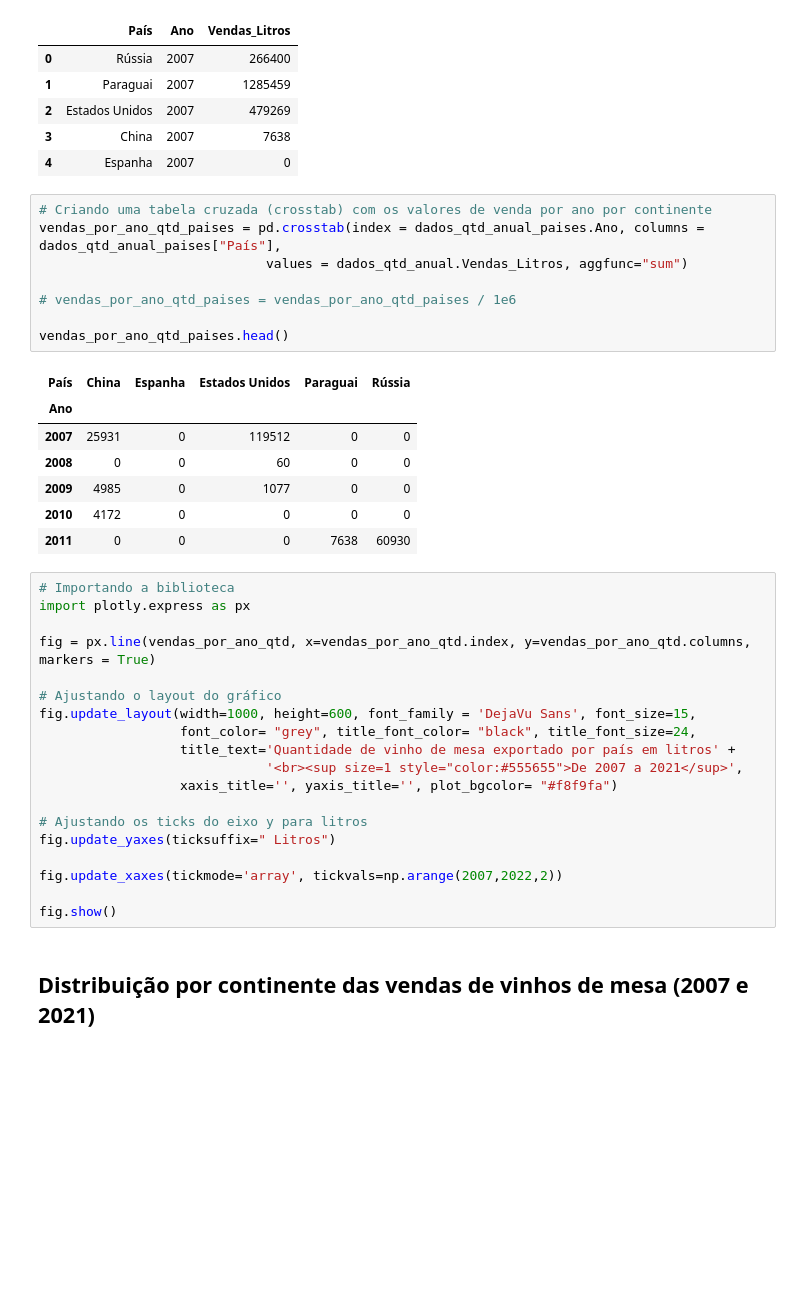
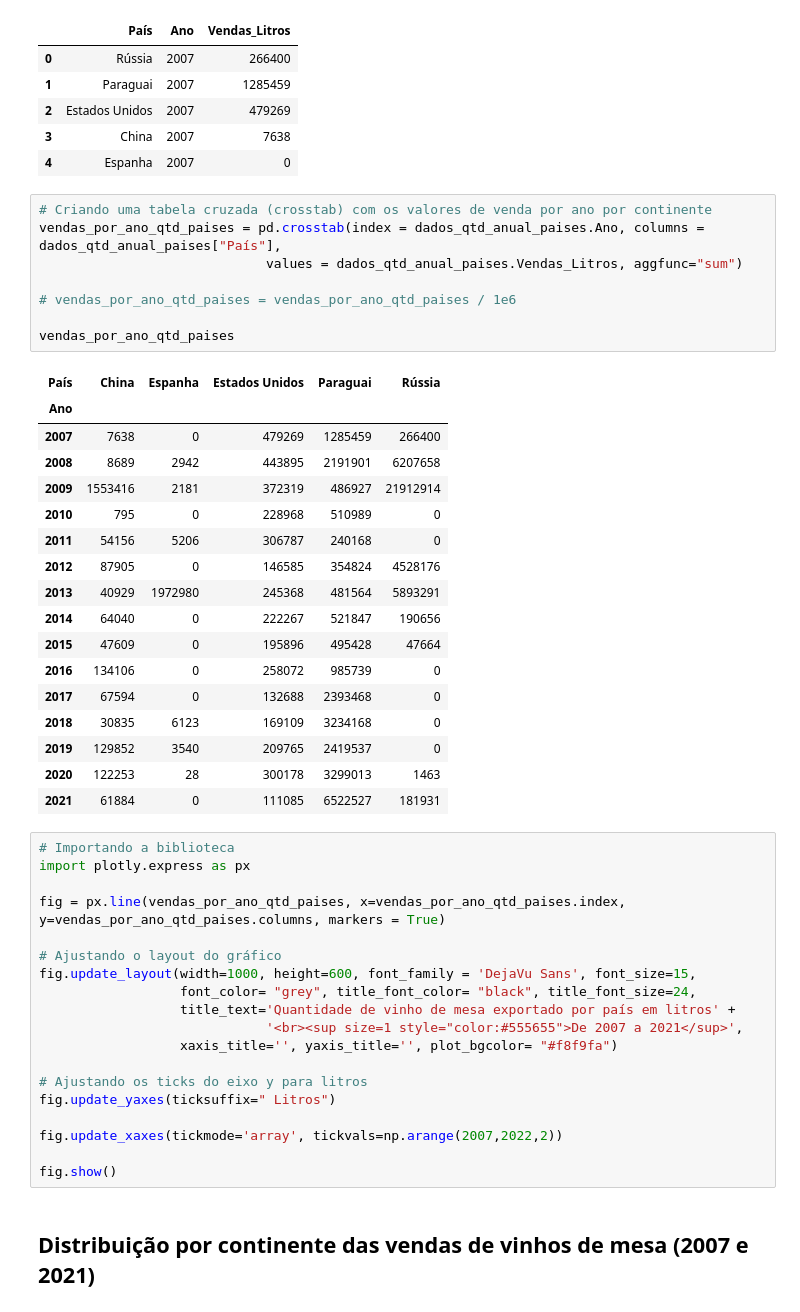
Before and after one commit to afonsosr2/techchallenge-grupo51, a Jupyter notebook: Desafio-vinhos.ipynb, the cells around one changed output. Drawn from its saved outputs; the diff is of its cells as text; blank space fills up the shorter version.

```diff
--- a/Desafio-vinhos.ipynb
+++ b/Desafio-vinhos.ipynb
@@ -535,24 +540,34 @@ dados_qtd_anual_paises.head()
 # %%
 # Criando uma tabela cruzada (crosstab) com os valores de venda por ano por continente
 vendas_por_ano_qtd_paises = pd.crosstab(index = dados_qtd_anual_paises.Ano, columns = dados_qtd_anual_paises["País"],
-                             values = dados_qtd_anual.Vendas_Litros, aggfunc="sum")
+                             values = dados_qtd_anual_paises.Vendas_Litros, aggfunc="sum")
 
 # vendas_por_ano_qtd_paises = vendas_por_ano_qtd_paises / 1e6
 
-vendas_por_ano_qtd_paises.head()
+vendas_por_ano_qtd_paises
 # %% [output]
 | País | China | Espanha | Estados Unidos | Paraguai | Rússia |
 | Ano |  |  |  |  |  |
-| 2007 | 25931 | 0 | 119512 | 0 | 0 |
-| 2008 | 0 | 0 | 60 | 0 | 0 |
-| 2009 | 4985 | 0 | 1077 | 0 | 0 |
-| 2010 | 4172 | 0 | 0 | 0 | 0 |
-| 2011 | 0 | 0 | 0 | 7638 | 60930 |
+| 2007 | 7638 | 0 | 479269 | 1285459 | 266400 |
+| 2008 | 8689 | 2942 | 443895 | 2191901 | 6207658 |
+| 2009 | 1553416 | 2181 | 372319 | 486927 | 21912914 |
+| 2010 | 795 | 0 | 228968 | 510989 | 0 |
+| 2011 | 54156 | 5206 | 306787 | 240168 | 0 |
+| 2012 | 87905 | 0 | 146585 | 354824 | 4528176 |
+| 2013 | 40929 | 1972980 | 245368 | 481564 | 5893291 |
+| 2014 | 64040 | 0 | 222267 | 521847 | 190656 |
+| 2015 | 47609 | 0 | 195896 | 495428 | 47664 |
+| 2016 | 134106 | 0 | 258072 | 985739 | 0 |
+| 2017 | 67594 | 0 | 132688 | 2393468 | 0 |
+| 2018 | 30835 | 6123 | 169109 | 3234168 | 0 |
+| 2019 | 129852 | 3540 | 209765 | 2419537 | 0 |
+| 2020 | 122253 | 28 | 300178 | 3299013 | 1463 |
+| 2021 | 61884 | 0 | 111085 | 6522527 | 181931 |
 # %%
 # Importando a biblioteca
 import plotly.express as px
 
-fig = px.line(vendas_por_ano_qtd, x=vendas_por_ano_qtd.index, y=vendas_por_ano_qtd.columns, markers = True)
+fig = px.line(vendas_por_ano_qtd_paises, x=vendas_por_ano_qtd_paises.index, y=vendas_por_ano_qtd_paises.columns, markers = True)
 
 # Ajustando o layout do gráfico
 fig.update_layout(width=1000, height=600, font_family = 'DejaVu Sans', font_size=15,
```
Also changed, not shown: parts of 17 cells of this notebook.
